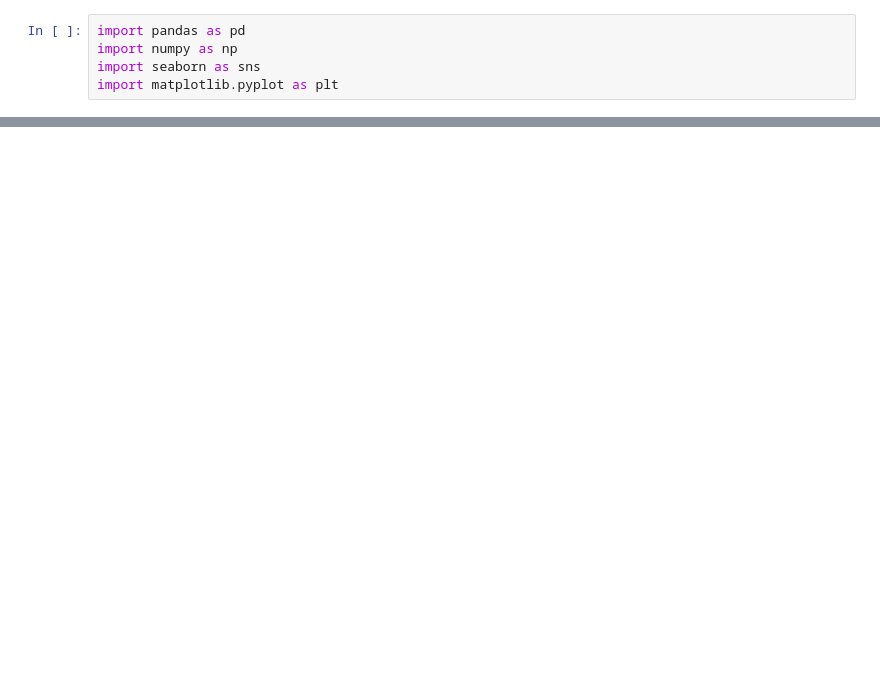
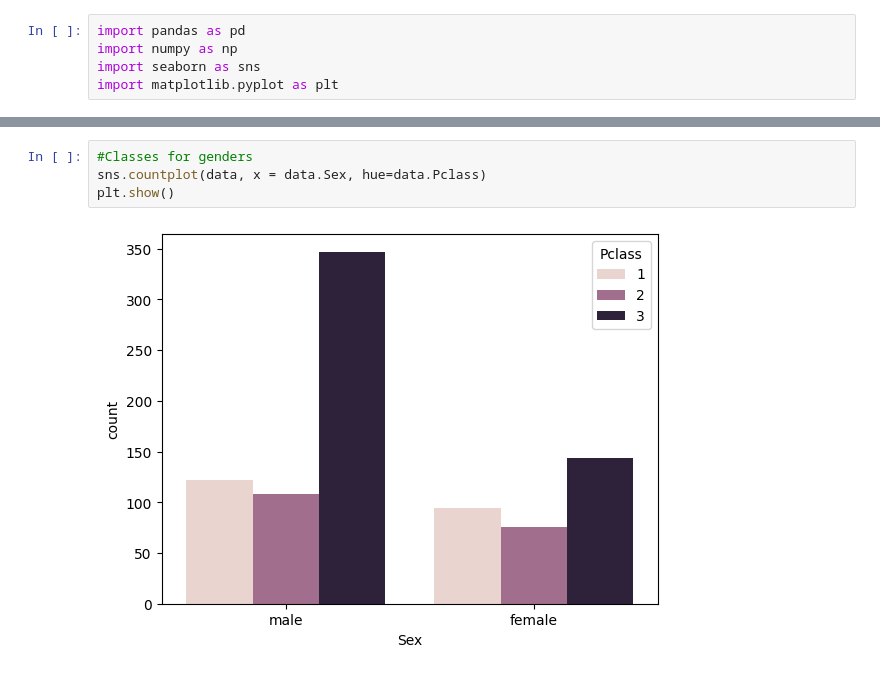
Before and after one commit to Szafranerio/Data_InDepth, a Jupyter notebook: Seaborn/titanic.ipynb, the cells around one changed output, grey strips where cells are left out. Saved outputs shown, nothing was run; the diff lists cells and outputs as text; blank space fills up the shorter version.

```diff
--- a/Seaborn/titanic.ipynb
+++ b/Seaborn/titanic.ipynb
@@ -15,0 +22,6 @@ data.head()
+# %%
+#Classes for genders
+sns.countplot(data, x = data.Sex, hue=data.Pclass)
+plt.show()
+# %% [output]
+[figure, added]
```
Also changed, not shown: parts of 14 cells of this notebook.
